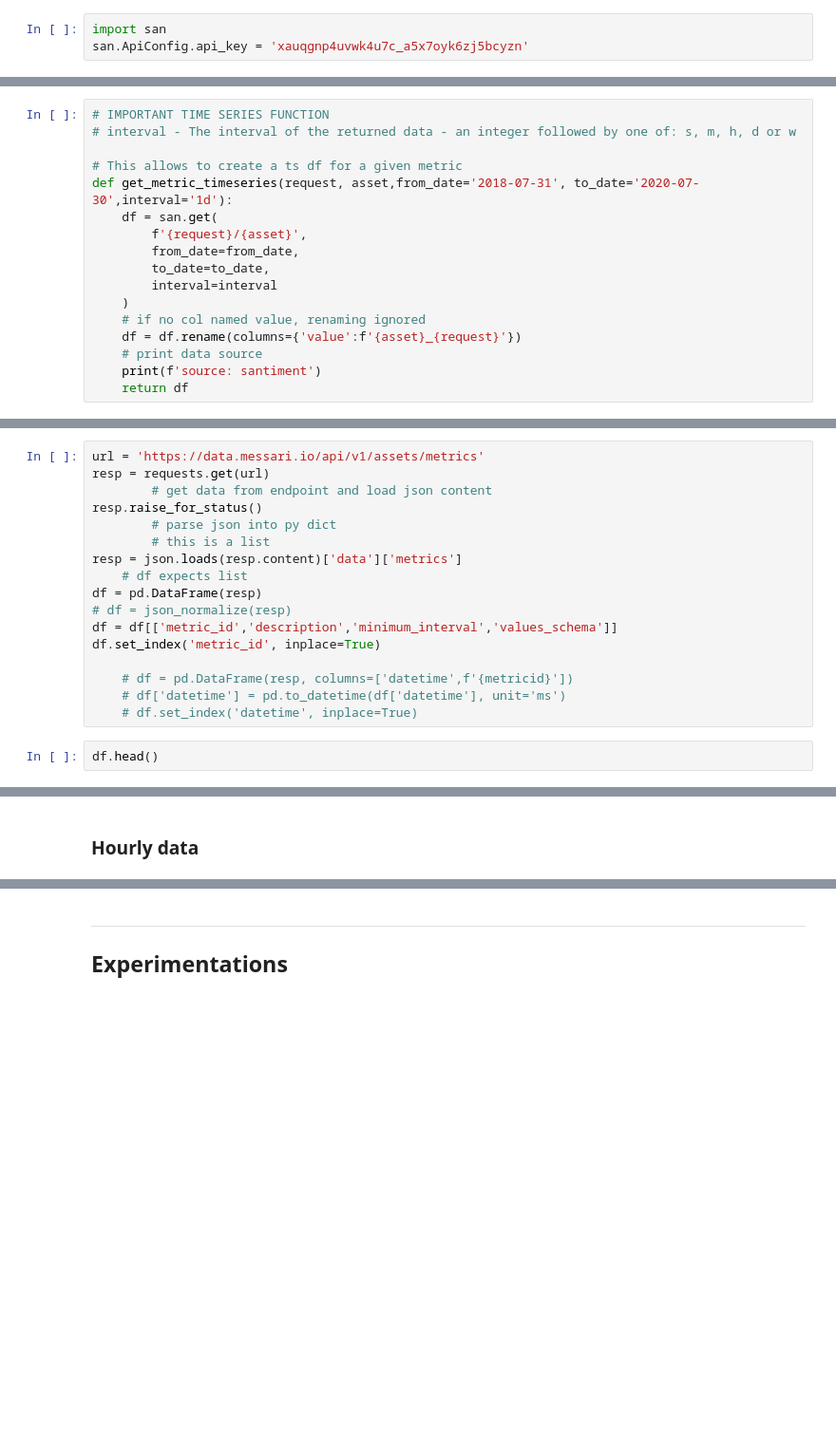
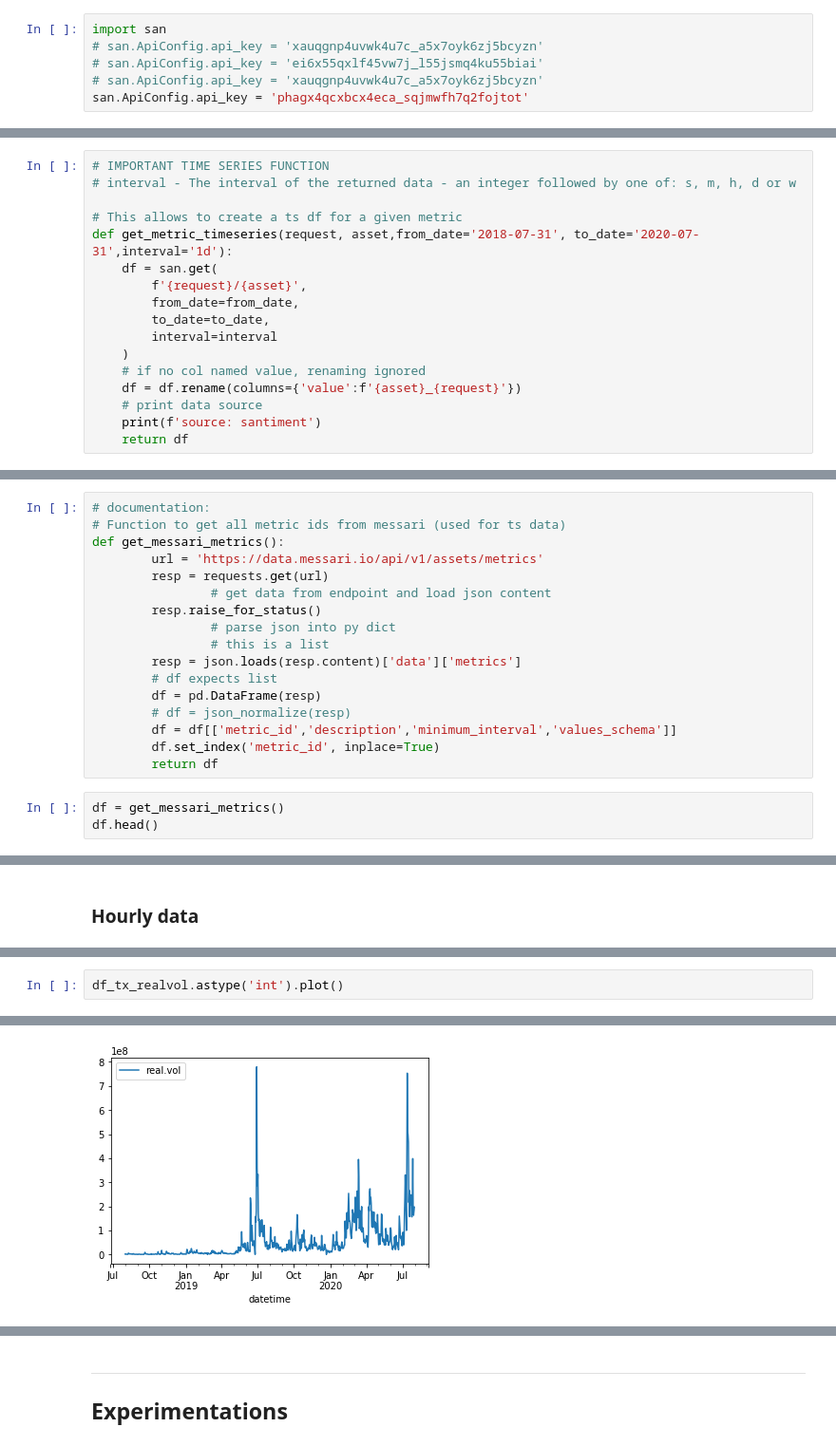
Before and after one commit to willr-seriousprojects/maker-dao, a Jupyter notebook: Maker-Risk/LINK/link.ipynb, the cells around one changed output, grey strips where cells are left out. Shown at 95% size. Drawn from its saved outputs; the diff is of its cells as text; blank space fills up the shorter version.

```diff
--- a/Maker-Risk/LINK/link.ipynb
+++ b/Maker-Risk/LINK/link.ipynb
@@ -335,7 +319,10 @@ Data types:
 search data and metadata
 # %%
 import san
-san.ApiConfig.api_key = 'xauqgnp4uvwk4u7c_a5x7oyk6zj5bcyzn'
+# san.ApiConfig.api_key = 'xauqgnp4uvwk4u7c_a5x7oyk6zj5bcyzn'
+# san.ApiConfig.api_key = 'ei6x55qxlf45vw7j_l55jsmq4ku55biai'
+# san.ApiConfig.api_key = 'xauqgnp4uvwk4u7c_a5x7oyk6zj5bcyzn'
+san.ApiConfig.api_key = 'phagx4qcxbcx4eca_sqjmwfh7q2fojtot'
 # %%
 # SEARCH AVAILABLE DATA FUNC
 
@@ -374,7 +361,7 @@ Time series data
 # interval - The interval of the returned data - an integer followed by one of: s, m, h, d or w
 
 # This allows to create a ts df for a given metric
-def get_metric_timeseries(request, asset,from_date='2018-07-31', to_date='2020-07-30',interval='1d'):
+def get_metric_timeseries(request, asset,from_date='2018-07-31', to_date='2020-07-31',interval='1d'):
     df = san.get(
         f'{request}/{asset}',
         from_date=from_date,
@@ -433,21 +446,22 @@ Used for:
 - trading real volume
 -
 # %%
-url = 'https://data.messari.io/api/v1/assets/metrics'
-resp = requests.get(url)
-        # get data from endpoint and load json content
-resp.raise_for_status()
-        # parse json into py dict
-        # this is a list
-resp = json.loads(resp.content)['data']['metrics']
-    # df expects list
-df = pd.DataFrame(resp)
-# df = json_normalize(resp)
-df = df[['metric_id','description','minimum_interval','values_schema']]
-df.set_index('metric_id', inplace=True)
-
-    # df = pd.DataFrame(resp, columns=['datetime',f'{metricid}'])
-    # df['datetime'] = pd.to_datetime(df['datetime'], unit='ms')
-    # df.set_index('datetime', inplace=True)
+# documentation:
+# Function to get all metric ids from messari (used for ts data)
+def get_messari_metrics():
+        url = 'https://data.messari.io/api/v1/assets/metrics'
+        resp = requests.get(url)
+                # get data from endpoint and load json content
+        resp.raise_for_status()
+                # parse json into py dict
+                # this is a list
+        resp = json.loads(resp.content)['data']['metrics']
+        # df expects list
+        df = pd.DataFrame(resp)
+        # df = json_normalize(resp)
+        df = df[['metric_id','description','minimum_interval','values_schema']]
+        df.set_index('metric_id', inplace=True)
+        return df
 # %%
+df = get_messari_metrics()
 df.head()
@@ -1163,0 +2460,3 @@ df_hour = get_ohlcv_dayorhour('LINK','USD',period='histohour')
+# %%
+df_tx_realvol.astype('int').plot()
+# %% [output]
@@ -1163,0 +2464 @@ df_hour = get_ohlcv_dayorhour('LINK','USD',period='histohour')
+[figure, added]
```
Also changed, not shown: parts of 140 cells of this notebook, 15 other files.
